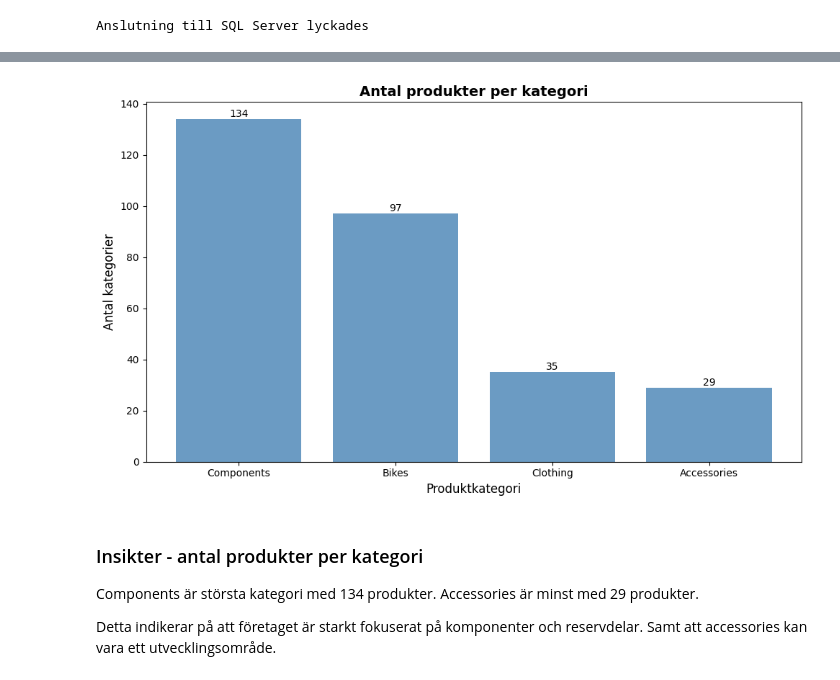
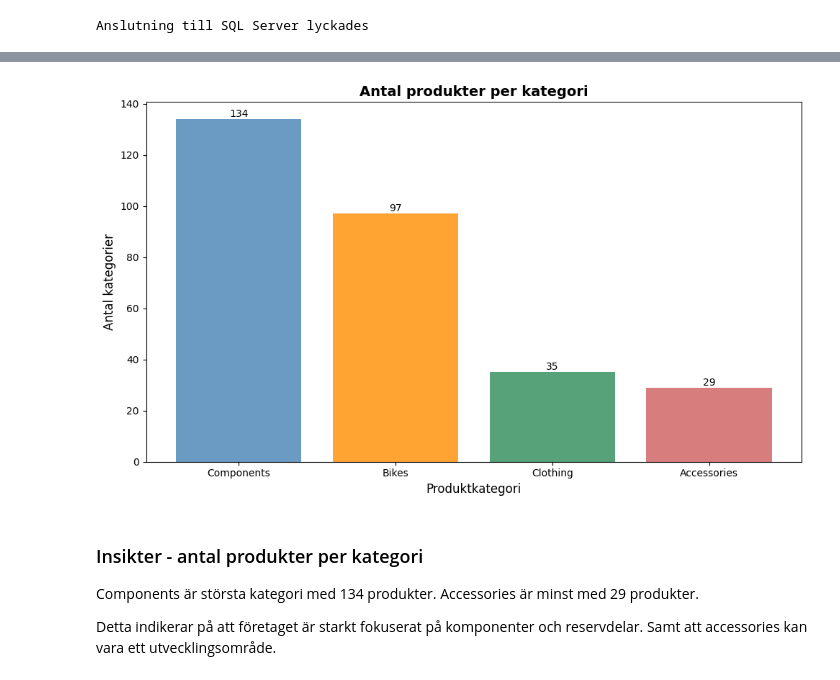
Before and after one commit to KevinCJohansson/AdventureWorks, a Jupyter notebook: notebooks/analys.ipynb, the cells around one changed output, grey strips where cells are left out. Cells and saved outputs as stored; diff of their text form; code cells hidden in the pictures.

Commit message:
Add visualization for sales by product category

```diff
--- a/notebooks/analys.ipynb
+++ b/notebooks/analys.ipynb
@@ -69,35 +71,36 @@ df_vis1 = query_df(query_vis1)
 
 fig, ax = plt.subplots(figsize=(10,6))
 
 colors = [
     'steelblue', 'darkorange',
     'seagreen','indianred'
 ]
 
 bars = ax.bar(
     df_vis1['CategoryName'],
     df_vis1['ProductCount'],
-    color=colors[:len(df_vis1)], alpha=0.8)
+    color=colors[:len(df_vis1)], alpha=0.8
+    )
 
 for bar in bars:
     height = bar.get_height()
     ax.text(
         bar.get_x() + bar.get_width()/2,
         height,
         f'{int(height)}',
         ha='center',
         va='bottom'
     )
 
 
 ax.set_xlabel('Produktkategori', fontsize=12)
 ax.set_ylabel('Antal kategorier', fontsize=12)
 ax.set_title('Antal produkter per kategori', fontsize=14, fontweight='bold')
 
 plt.tight_layout()
 plt.show()
 # %% [output]
-[figure, old version]
+[figure, new version]
 # %% [markdown]
 ### Insikter - antal produkter per kategori
 Components är största kategori med 134 produkter.
```
Also changed, not shown: parts of 4 cells of this notebook, 1 other file.
